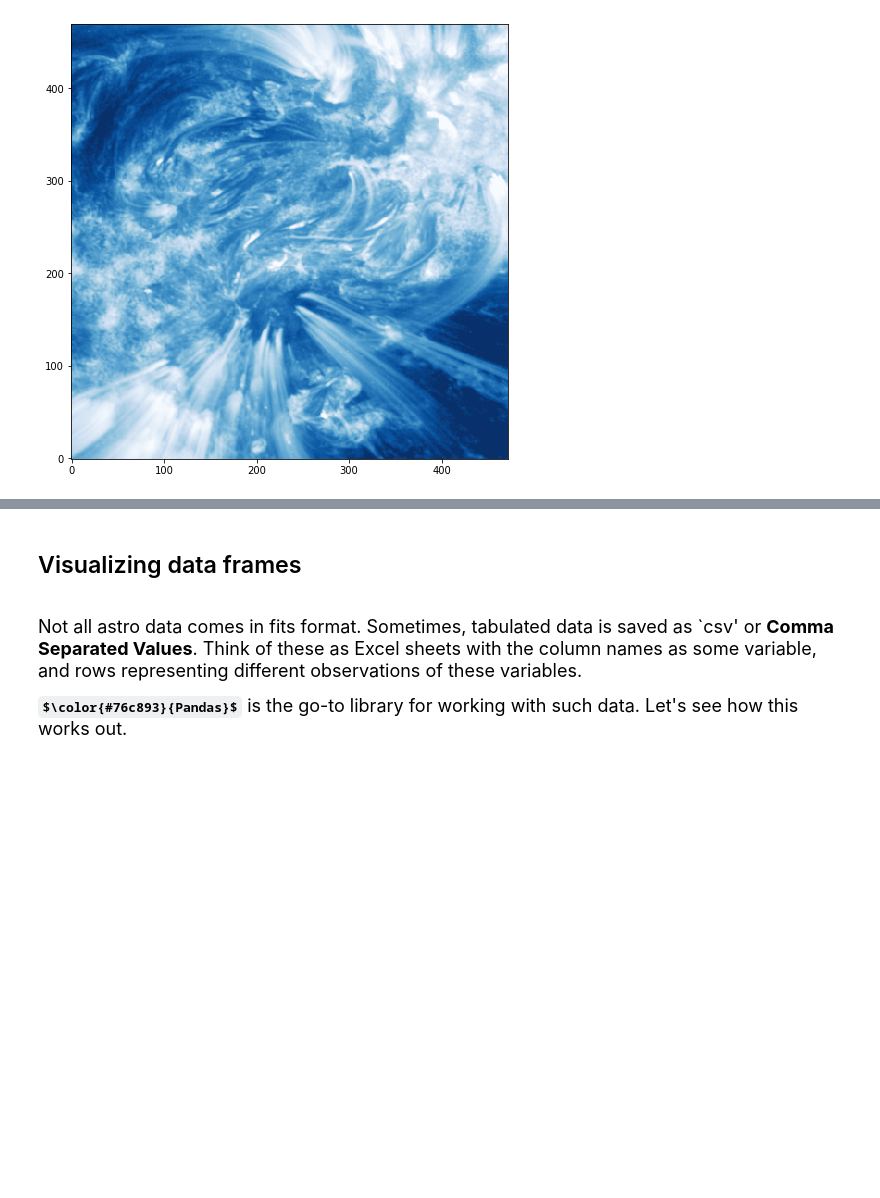
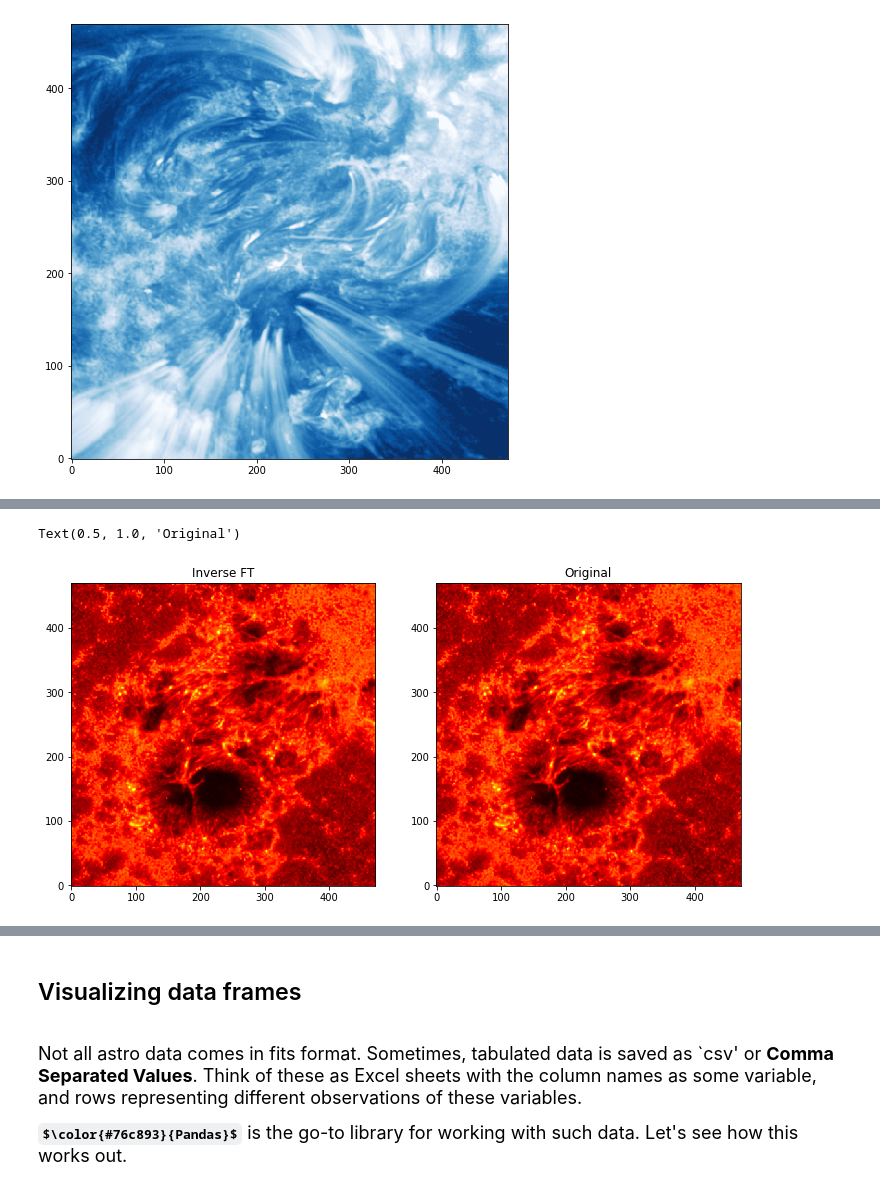
Before and after one commit to Vishal-Upendran/IUCAASummerSchool2021, a Jupyter notebook: Python_Intro.ipynb, the cells around one changed output, grey strips where cells are left out. Cells and saved outputs as stored; diff of their text form; code cells hidden in the pictures; some formulas as TeX source; blank space fills up the shorter version.

```diff
--- a/Python_Intro.ipynb
+++ b/Python_Intro.ipynb
@@ -403,0 +502,13 @@ HTML(animation.to_html5_video())
+# %%
+tmp_aiadata2_ifft = np.abs(np.fft.ifft2(tmp_aiadata2_fft_amp*np.exp(1j*tmp_aiadata2_fft_phase)))
+
+plt.figure(figsize=(12,6))
+plt.subplot(1,2,1)
+plt.imshow(tmp_aiadata2_ifft,origin='lower',cmap='hot')
+plt.title("Inverse FT")
+plt.subplot(1,2,2)
+plt.imshow(tmp_aiadata2,origin='lower',cmap='hot')
+plt.title("Original")
+# %% [output]
+Text(0.5, 1.0, 'Original')
+[figure, added]
```
Also changed, not shown: parts of 18 cells of this notebook.
